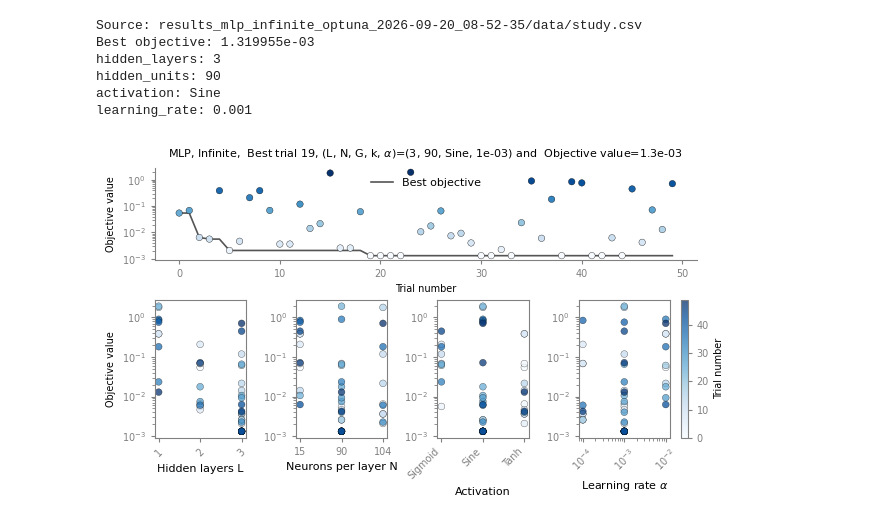
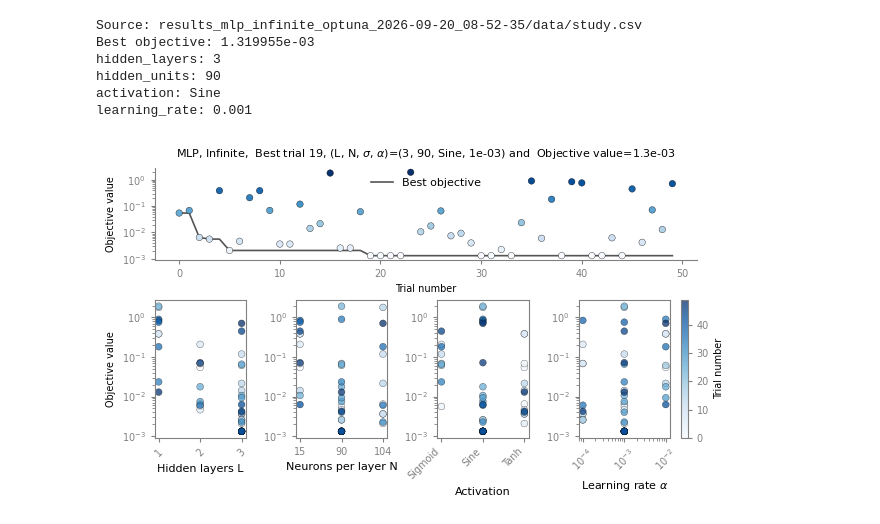
Before and after one commit to oscar-rincon/unbounded-domains, a Jupyter notebook: main/02_hyperparameter_tunning/05_mlp_infinite_domain_optimization_plot.ipynb, the cells around one changed output. Drawn from its saved outputs; the diff is of its cells as text; code cells hidden in the pictures.

```diff
--- a/main/02_hyperparameter_tunning/05_mlp_infinite_domain_optimization_plot.ipynb
+++ b/main/02_hyperparameter_tunning/05_mlp_infinite_domain_optimization_plot.ipynb
@@ -94,7 +94,7 @@ ax_history.plot(trials["number"], best_values, color="#555555", linewidth=1.2, l
 ax_history.scatter(trials["number"], trials["objective"], c=trials["objective"], cmap="Blues", norm=objective_norm, edgecolors="black", linewidths=0.25, s=22, zorder=2)
 best_configuration = (
     f"MLP, Infinite,  Best trial {int(best_trial['number'])}, "
-    f"(L, N, G, k, $\\alpha$)=({int(best_trial[parameter_columns['hidden_layers']])},"
+    f"(L, N, $\sigma$, $\\alpha$)=({int(best_trial[parameter_columns['hidden_layers']])},"
     f" {int(best_trial[parameter_columns['hidden_units']])},"
     f" {best_trial[parameter_columns['activation']]},"
     f" {best_trial[parameter_columns['learning_rate']]:.0e}) and "
@@ -139,31 +139,31 @@ for index, (name, column) in enumerate(parameter_columns.items()):
     axis.set_yscale("log")
     axis.set_xlabel({"hidden_layers": "Hidden layers L", "hidden_units": "Neurons per layer N", "activation": "Activation", "learning_rate": r"Learning rate $\alpha$"}[name], fontsize=8)
     if index == 0:
         axis.set_ylabel("Objective value", fontsize=7)
     axis.tick_params(axis="both", which="both", labelsize=7, colors=axis_color)
     for spine in axis.spines.values():
         spine.set_color(axis_color)
     if name == "learning_rate":
         axis.set_xscale("log")
     if name not in {"activation", "hidden_units"} and values.nunique() <= 10:
         axis.set_xticks(sorted(values.unique()))
         axis.tick_params(axis="x", rotation=45)
 
 colorbar = fig.colorbar(scatter, ax=axes, pad=0.02, fraction=0.03)
 colorbar.set_label("Trial number", fontsize=7, color='black')
 colorbar.ax.tick_params(labelsize=7, colors=axis_color)
 colorbar.outline.set_edgecolor(axis_color)
 
 figure_dir = Path("figures")
 figure_dir.mkdir(exist_ok=True)
 plt.savefig(figure_dir / "mlp_infinite_hyperparameter_optimization.svg", dpi=300, bbox_inches="tight")
 plt.savefig(figure_dir / "mlp_infinite_hyperparameter_optimization.pdf", dpi=300, bbox_inches="tight")
 plt.show()
 # %% [output]
 Source: results_mlp_infinite_optuna_2026-09-20_08-52-35/data/study.csv
 Best objective: 1.319955e-03
 hidden_layers: 3
 hidden_units: 90
 activation: Sine
 learning_rate: 0.001
-[figure, old version]
+[figure, new version]
```
Also changed, not shown: 23 other files.
